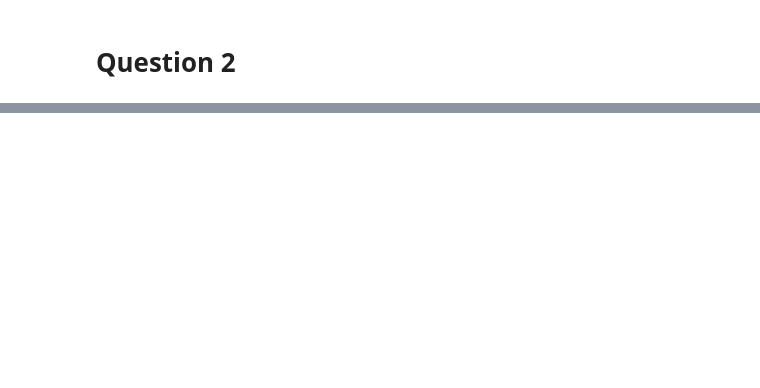
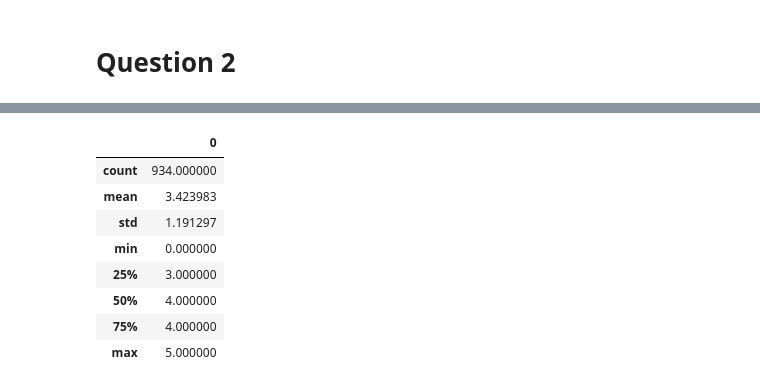
Before and after one commit to JulietteOrtholand/FDMS---Film, a Jupyter notebook: Untitled1.ipynb, the cells around one changed output, grey strips where cells are left out. Cells and saved outputs as stored; diff of their text form; code cells hidden in the pictures; blank space fills up the shorter version.

```diff
--- a/Untitled1.ipynb
+++ b/Untitled1.ipynb
@@ -127,0 +107,12 @@ AttributeError: 'NMF' object has no attribute 'explained_variance_ratio_'
+# %%
+rec_syst_nmf.score(test)
+# %% [output]
+|  | 0 |
+| count | 934.000000 |
+| mean | 3.423983 |
+| std | 1.191297 |
+| min | 0.000000 |
+| 25% | 3.000000 |
+| 50% | 4.000000 |
+| 75% | 4.000000 |
+| max | 5.000000 |
```
Also changed, not shown: parts of 15 cells of this notebook, 2 other files.
